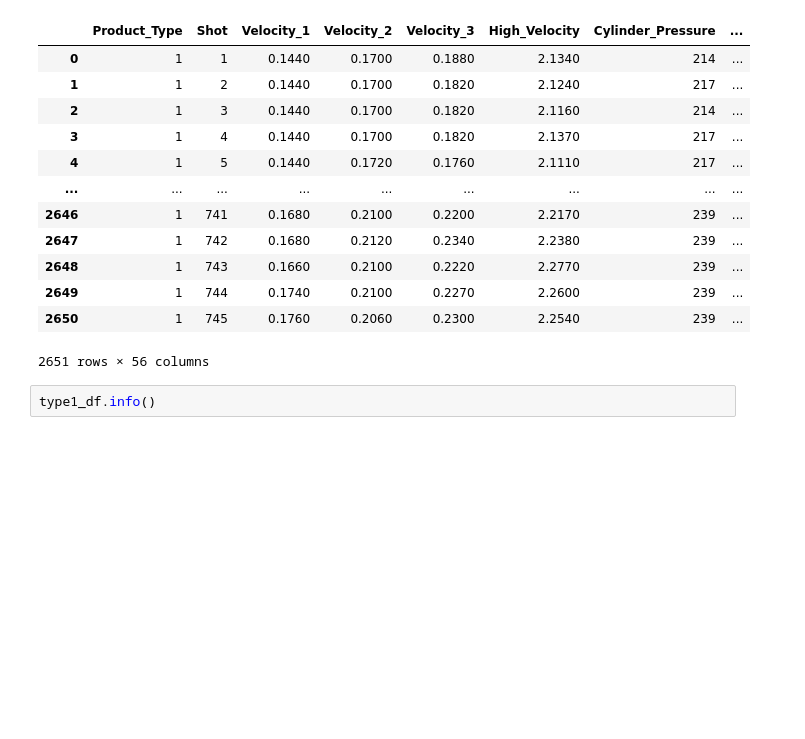
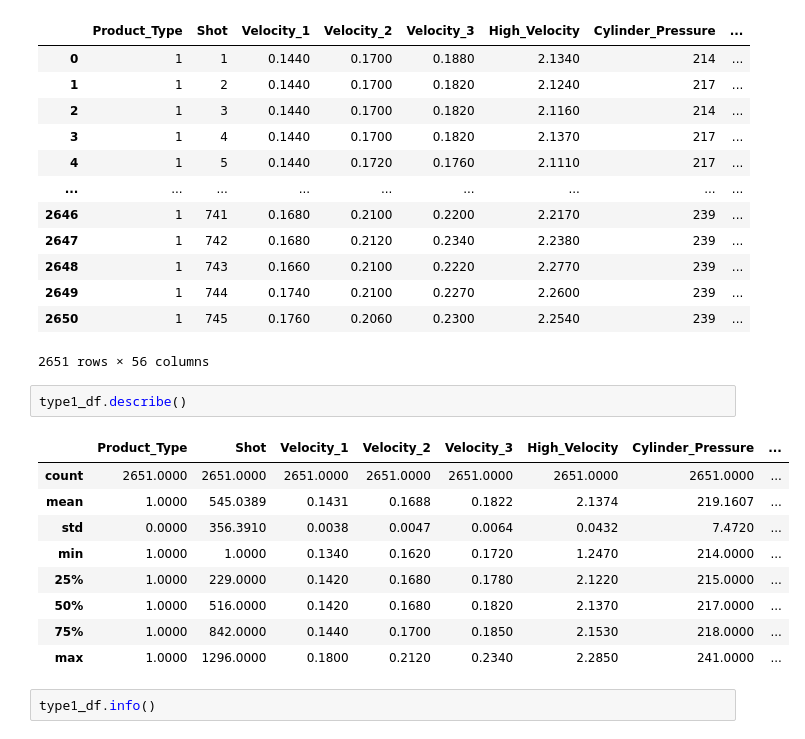
Before and after one commit to heeso0908/hotsix, a Jupyter notebook: notebooks/김재천/statistics_all_iv_vif.ipynb, the cells around one changed output. Saved outputs shown, nothing was run; the diff lists cells and outputs as text; blank space fills up the shorter version.

```diff
--- a/notebooks/김재천/statistics_all_iv_vif.ipynb
+++ b/notebooks/김재천/statistics_all_iv_vif.ipynb
@@ -55,6 +55,18 @@ type1_df
 | 2649 | 1 | 744 | 0.1740 | 0.2100 | 0.2270 | 2.2600 | 239 | ... |
 | 2650 | 1 | 745 | 0.1760 | 0.2060 | 0.2300 | 2.2540 | 239 | ... |
 2651 rows × 56 columns
+# %%
+type1_df.describe()
+# %% [output]
+|  | Product_Type | Shot | Velocity_1 | Velocity_2 | Velocity_3 | High_Velocity | Cylinder_Pressure | ... |
+| count | 2651.0000 | 2651.0000 | 2651.0000 | 2651.0000 | 2651.0000 | 2651.0000 | 2651.0000 | ... |
+| mean | 1.0000 | 545.0389 | 0.1431 | 0.1688 | 0.1822 | 2.1374 | 219.1607 | ... |
+| std | 0.0000 | 356.3910 | 0.0038 | 0.0047 | 0.0064 | 0.0432 | 7.4720 | ... |
+| min | 1.0000 | 1.0000 | 0.1340 | 0.1620 | 0.1720 | 1.2470 | 214.0000 | ... |
+| 25% | 1.0000 | 229.0000 | 0.1420 | 0.1680 | 0.1780 | 2.1220 | 215.0000 | ... |
+| 50% | 1.0000 | 516.0000 | 0.1420 | 0.1680 | 0.1820 | 2.1370 | 217.0000 | ... |
+| 75% | 1.0000 | 842.0000 | 0.1440 | 0.1700 | 0.1850 | 2.1530 | 218.0000 | ... |
+| max | 1.0000 | 1296.0000 | 0.1800 | 0.2120 | 0.2340 | 2.2850 | 241.0000 | ... |
 # %%
 type1_df.info()
 # %% [output]
```
Also changed, not shown: parts of 9 cells of this notebook, 1 other file.
